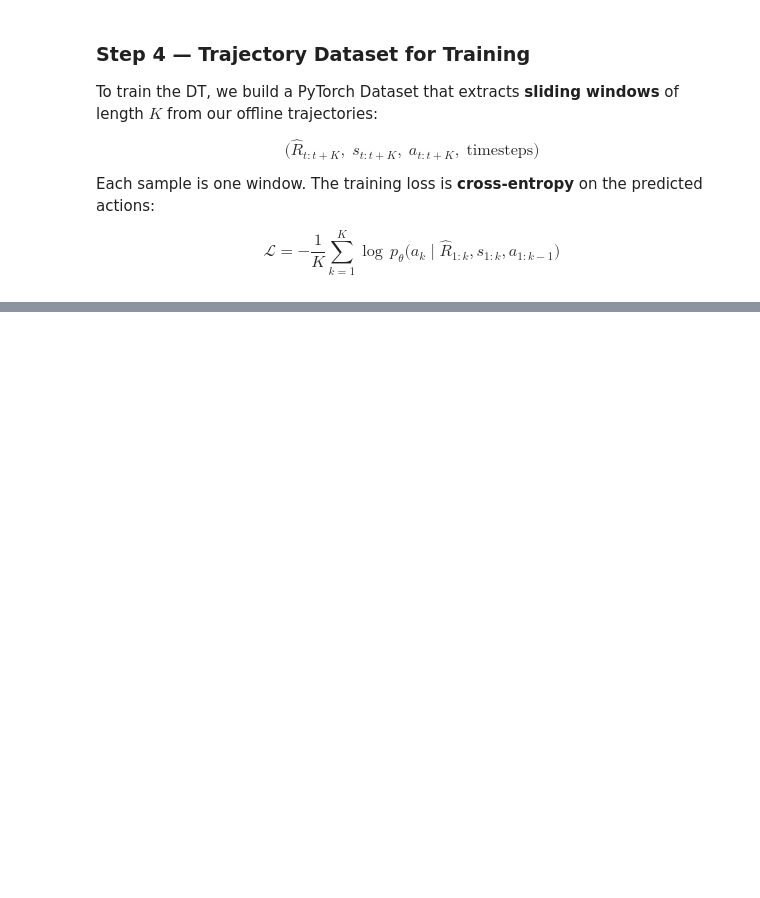
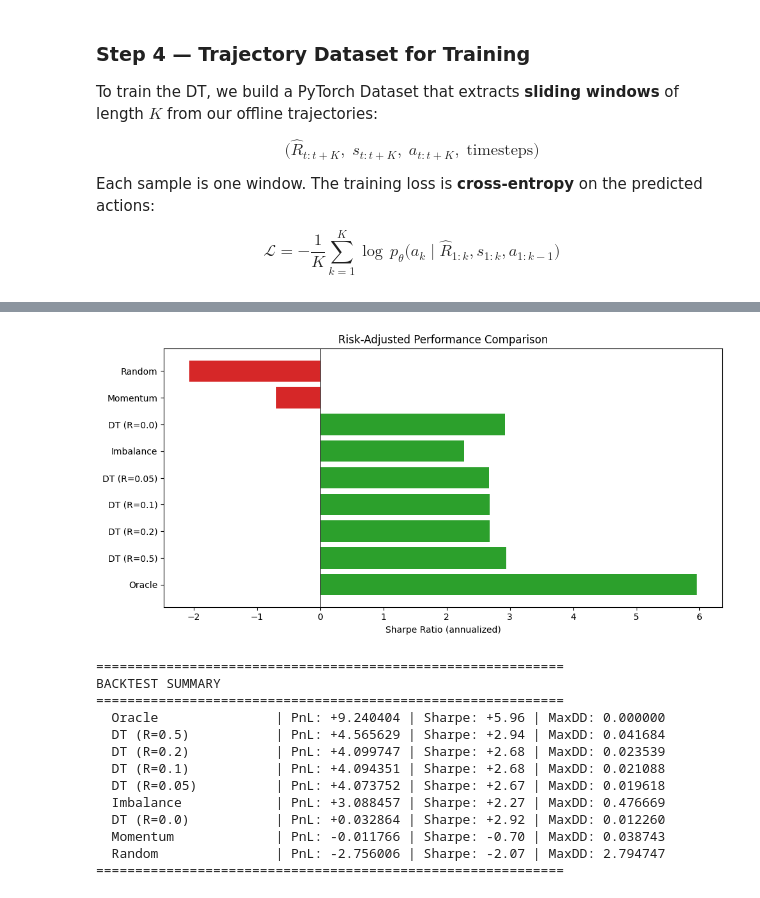
Before and after one commit to produit-scalaire/Decision-Transformer-LOB-Trading, a Jupyter notebook: main.ipynb, the cells around one changed output, grey strips where cells are left out. Saved outputs shown, nothing was run; the diff lists cells and outputs as text; code cells hidden in the pictures; blank space fills up the shorter version.

```diff
--- a/main.ipynb
+++ b/main.ipynb
@@ -1109,0 +1561,37 @@ Forward pass OK!
+# %%
+# -- Sharpe ratio bar chart --
+fig, ax = plt.subplots(figsize=(10, 5))
+
+agents = df_metrics.index.tolist()
+sharpes = df_metrics["Sharpe"].values
+colors = ["tab:green" if s > 0 else "tab:red" for s in sharpes]
+
+ax.barh(agents, sharpes, color=colors)
+ax.axvline(0, color="black", linewidth=0.5)
+ax.set_xlabel("Sharpe Ratio (annualized)")
+ax.set_title("Risk-Adjusted Performance Comparison")
+plt.tight_layout()
+plt.show()
+
+# -- Final summary --
+print("=" * 60)
+print("BACKTEST SUMMARY")
+print("=" * 60)
+for _, row in df_metrics.iterrows():
+    print(f"  {row.name:<20} | PnL: {row['PnL']:+.6f} | Sharpe: {row['Sharpe']:+.2f} | MaxDD: {row['MaxDD']:.6f}")
+print("=" * 60)
+# %% [output]
+[figure, added]
+============================================================
+BACKTEST SUMMARY
+============================================================
+  Oracle               | PnL: +9.240404 | Sharpe: +5.96 | MaxDD: 0.000000
+  DT (R=0.5)           | PnL: +4.565629 | Sharpe: +2.94 | MaxDD: 0.041684
+  DT (R=0.2)           | PnL: +4.099747 | Sharpe: +2.68 | MaxDD: 0.023539
+  DT (R=0.1)           | PnL: +4.094351 | Sharpe: +2.68 | MaxDD: 0.021088
+  DT (R=0.05)          | PnL: +4.073752 | Sharpe: +2.67 | MaxDD: 0.019618
+  Imbalance            | PnL: +3.088457 | Sharpe: +2.27 | MaxDD: 0.476669
+  DT (R=0.0)           | PnL: +0.032864 | Sharpe: +2.92 | MaxDD: 0.012260
+  Momentum             | PnL: -0.011766 | Sharpe: -0.70 | MaxDD: 0.038743
+  Random               | PnL: -2.756006 | Sharpe: -2.07 | MaxDD: 2.794747
+============================================================
```
Also changed, not shown: parts of 21 cells of this notebook, 1 other file.
